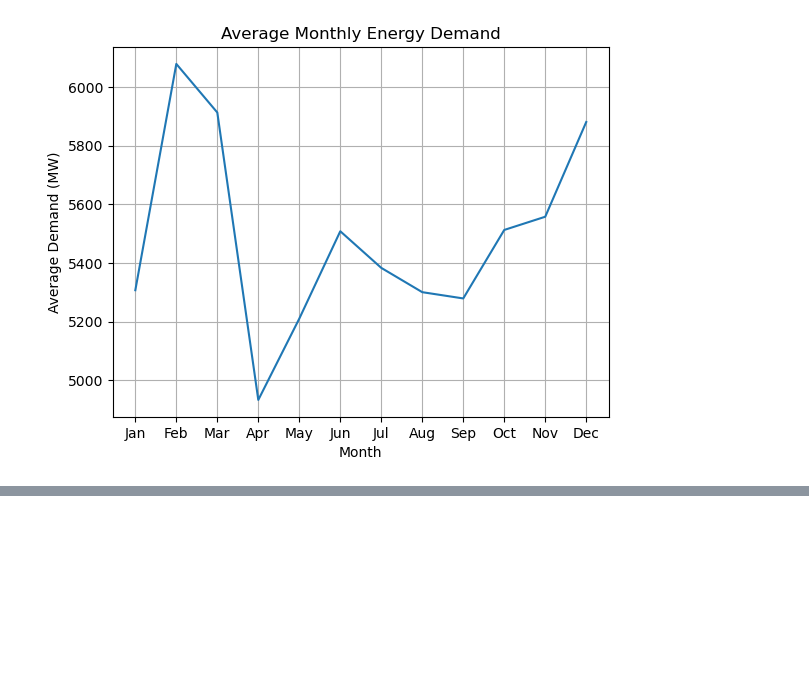
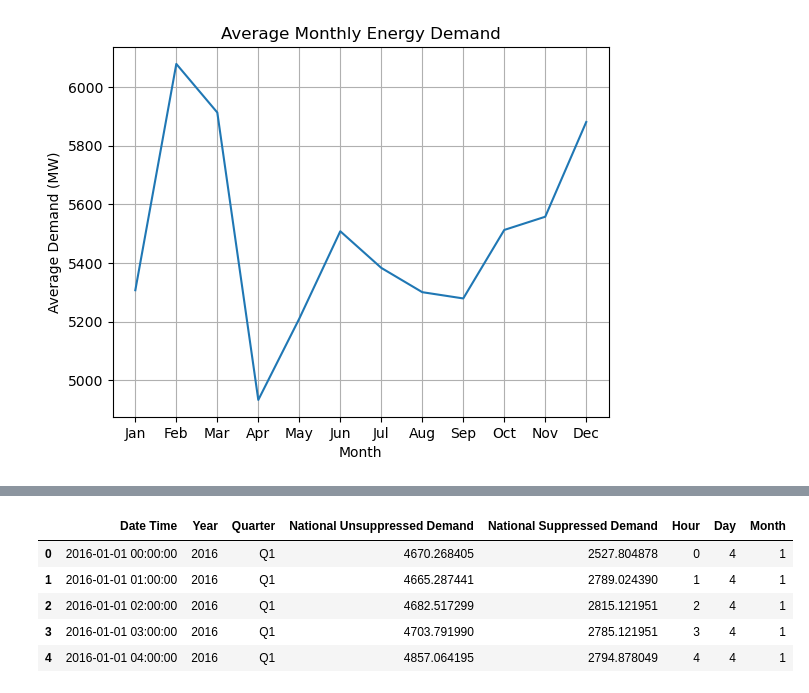
Before and after one commit to Khalmade/energy_demand_forecasting, a Jupyter notebook: notebooks/01_data_exploration.ipynb, the cells around one changed output, grey strips where cells are left out. Cells and saved outputs as stored; diff of their text form; code cells hidden in the pictures; blank space fills up the shorter version.

```diff
--- a/notebooks/01_data_exploration.ipynb
+++ b/notebooks/01_data_exploration.ipynb
@@ -276,0 +289,15 @@ plt.show()
+# %%
+## CREATING FEATURES
+#Cyclical
+df['Hour'] = df['Date Time'].dt.hour #0-23
+df['Day'] = df['Date Time'].dt.dayofweek #Mon=0, Sun=6
+df['Month'] = df['Date Time'].dt.month #Jan=1, Dec=12
+
+display(df.head())
+# %% [output]
+|  | Date Time | Year | Quarter | National Unsuppressed Demand | National Suppressed Demand | Hour | Day | Month |
+| 0 | 2016-01-01 00:00:00 | 2016 | Q1 | 4670.268405 | 2527.804878 | 0 | 4 | 1 |
+| 1 | 2016-01-01 01:00:00 | 2016 | Q1 | 4665.287441 | 2789.024390 | 1 | 4 | 1 |
+| 2 | 2016-01-01 02:00:00 | 2016 | Q1 | 4682.517299 | 2815.121951 | 2 | 4 | 1 |
+| 3 | 2016-01-01 03:00:00 | 2016 | Q1 | 4703.791990 | 2785.121951 | 3 | 4 | 1 |
+| 4 | 2016-01-01 04:00:00 | 2016 | Q1 | 4857.064195 | 2794.878049 | 4 | 4 | 1 |
```
Also changed, not shown: parts of 4 cells of this notebook.
